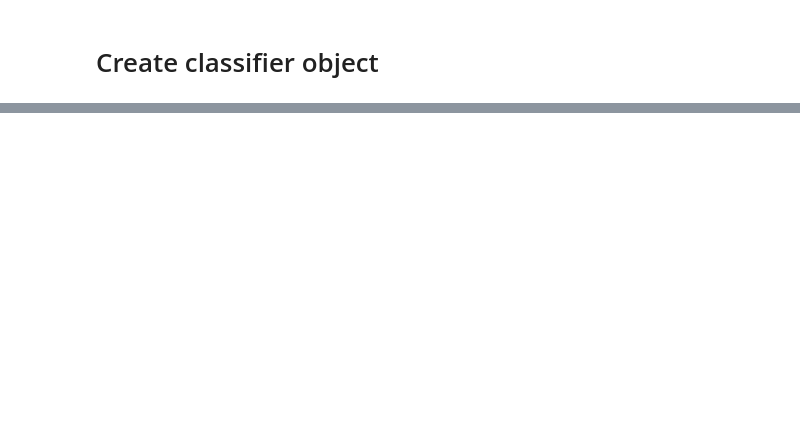
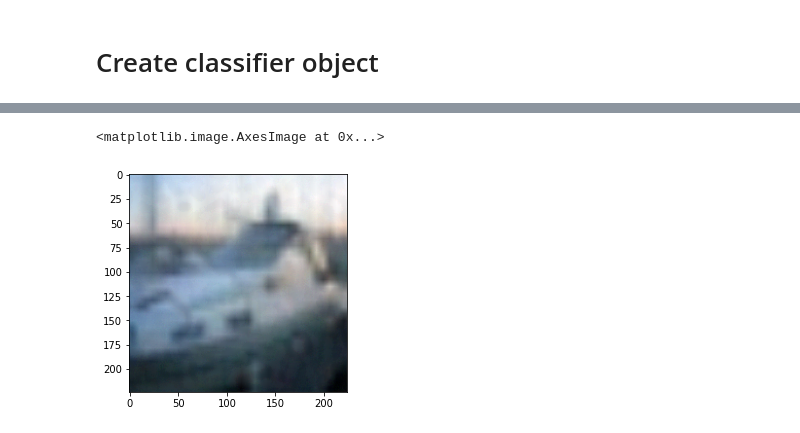
Before and after one commit to monshri/Triple-Defense, a Jupyter notebook: idl_project_ensemble.ipynb, the cells around one changed output, grey strips where cells are left out. Cells and saved outputs as stored; diff of their text form; code cells hidden in the pictures; blank space fills up the shorter version.

```diff
--- a/idl_project_ensemble.ipynb
+++ b/idl_project_ensemble.ipynb
@@ -400,0 +586,5 @@ test_model(model=model0, test_loader=testloader, criterion=criterion)
+# %%
+plt.imshow(np.transpose(selected_adv, (1, 2, 0)))
+# %% [output]
+<matplotlib.image.AxesImage at 0x...>
+[figure, added]
```
Also changed, not shown: parts of 57 cells of this notebook.
